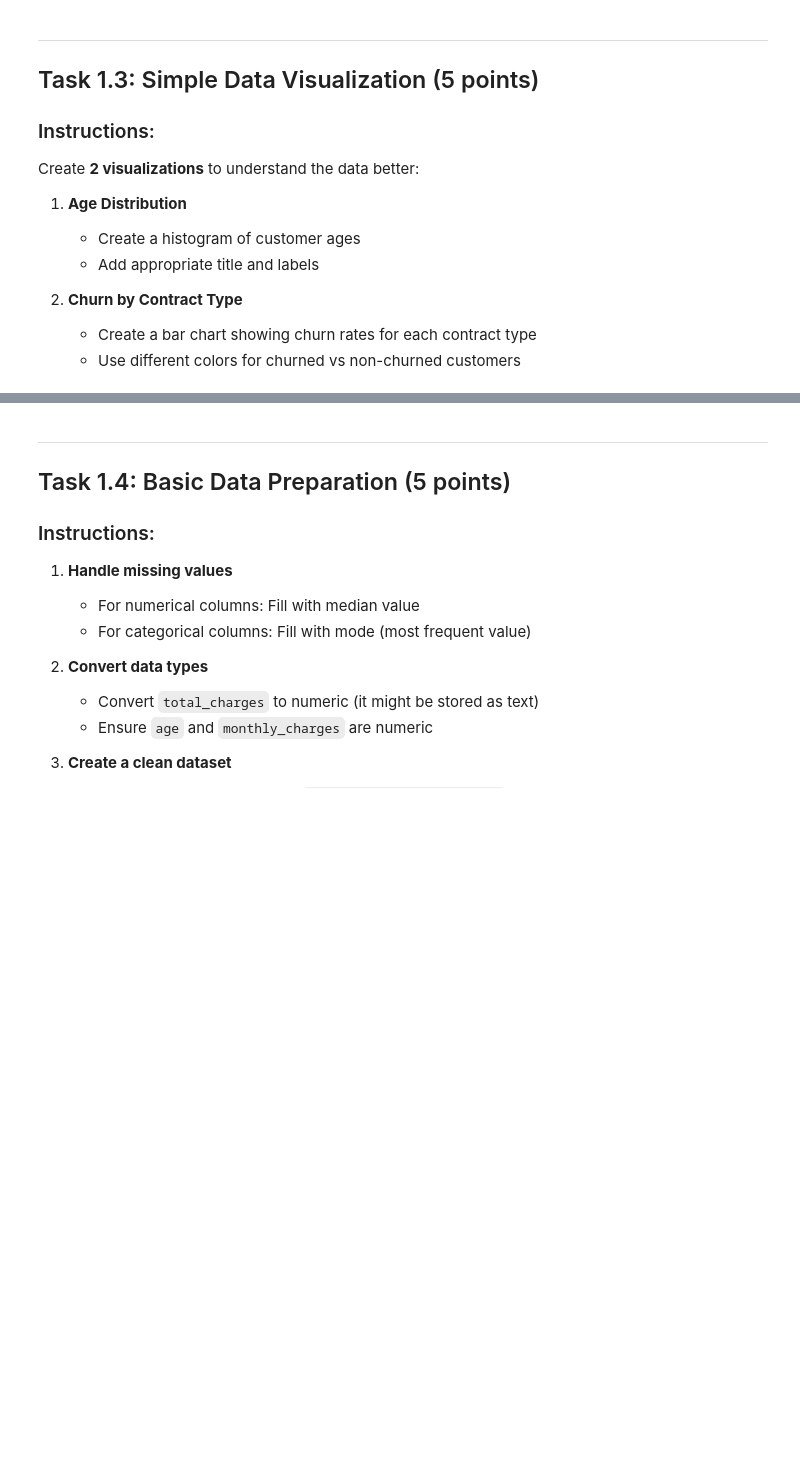
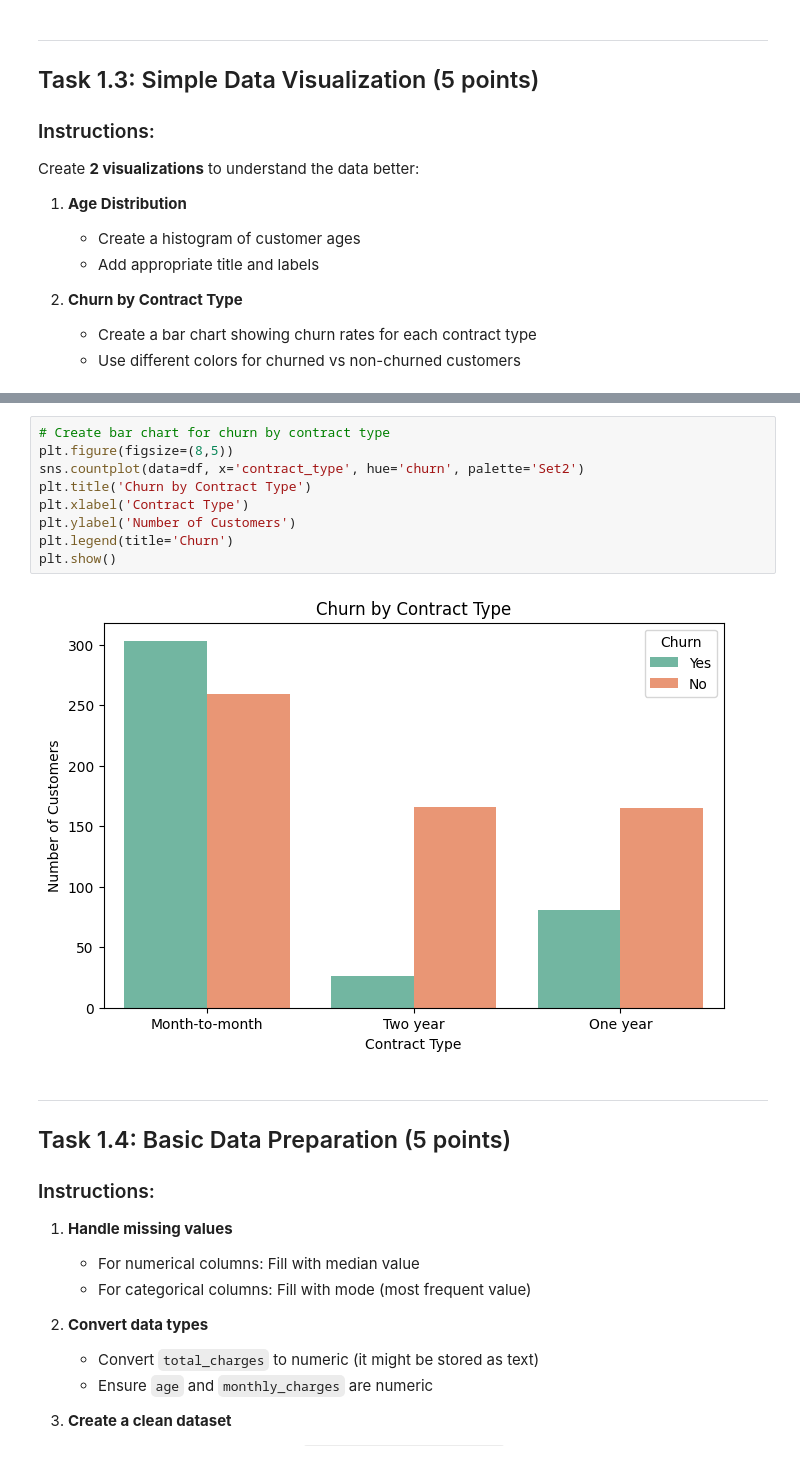
Before and after one commit to muhammadrizwan11/CUSTOME-CHURN, a Jupyter notebook: templates/part1_data_fundamentals.ipynb, the cells around one changed output, grey strips where cells are left out. Cells and saved outputs as stored; diff of their text form; blank space fills up the shorter version.

```diff
--- a/templates/part1_data_fundamentals.ipynb
+++ b/templates/part1_data_fundamentals.ipynb
@@ -109,3 +203,14 @@ Create **2 visualizations** to understand the data better:
+# %%
+# Create bar chart for churn by contract type
+plt.figure(figsize=(8,5))
+sns.countplot(data=df, x='contract_type', hue='churn', palette='Set2')
+plt.title('Churn by Contract Type')
+plt.xlabel('Contract Type')
+plt.ylabel('Number of Customers')
+plt.legend(title='Churn')
+plt.show()
+# %% [output]
+[figure, added]
 # %% [markdown]
 ---
 ## Task 1.4: Basic Data Preparation (5 points)
```
Also changed, not shown: parts of 28 cells of this notebook, 7 other files.
